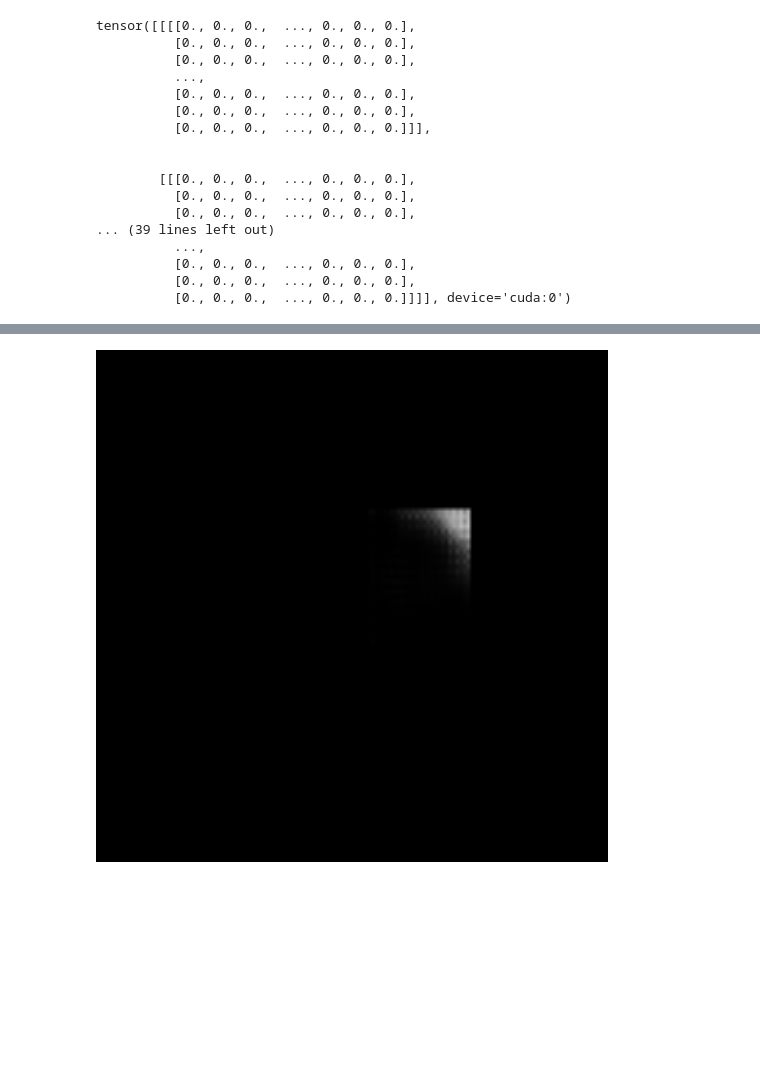
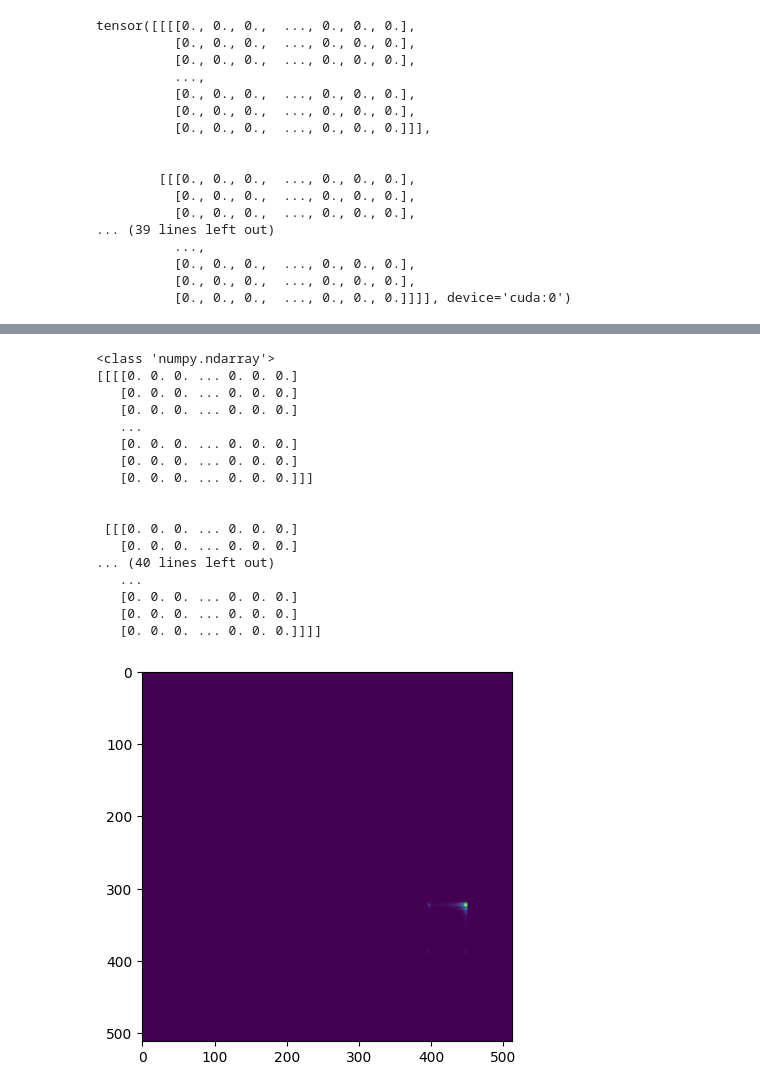
Before and after one commit to rraghuvaran/cohort2g5, a Jupyter notebook: cohort2g5_maskrcnn.ipynb, the cells around one changed output, grey strips where cells are left out. Saved outputs shown, nothing was run; the diff lists cells and outputs as text; code cells hidden in the pictures; blank space fills up the shorter version.

```diff
--- a/cohort2g5_maskrcnn.ipynb
+++ b/cohort2g5_maskrcnn.ipynb
@@ -515,7 +517,30 @@ tensor([0.9994, 0.9953, 0.9940, 0.9887, 0.9556, 0.7165, 0.6585, 0.5751, 0.4382,
-# %%
-Image.fromarray(prediction[0]['masks'][5, 0].mul(255).byte().cpu().numpy())
-# %% [output]
-[figure, removed]
+# %%
+masks = prediction[0]['masks'].cpu().numpy()
+#print(type(d))
+print(d)
+base = np.
+for m in masks:
+plt.imshow(d[6].reshape(512,512))
+plt.show()
+# %% [output]
+<class 'numpy.ndarray'>
+[[[[0. 0. 0. ... 0. 0. 0.]
+   [0. 0. 0. ... 0. 0. 0.]
+   [0. 0. 0. ... 0. 0. 0.]
+   ...
+   [0. 0. 0. ... 0. 0. 0.]
+   [0. 0. 0. ... 0. 0. 0.]
+   [0. 0. 0. ... 0. 0. 0.]]]
+
+
+ [[[0. 0. 0. ... 0. 0. 0.]
+   [0. 0. 0. ... 0. 0. 0.]
+... (40 lines left out)
+   ...
+   [0. 0. 0. ... 0. 0. 0.]
+   [0. 0. 0. ... 0. 0. 0.]
+   [0. 0. 0. ... 0. 0. 0.]]]]
+[figure, added]
 # %%
 import matplotlib.pyplot as plt
 from matplotlib.pyplot import imshow
```
Also changed, not shown: parts of 11 cells of this notebook.
